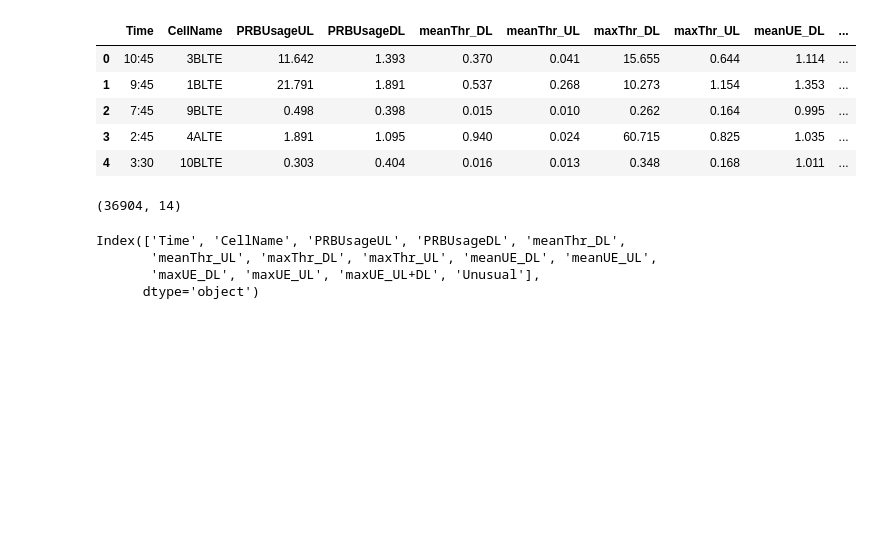
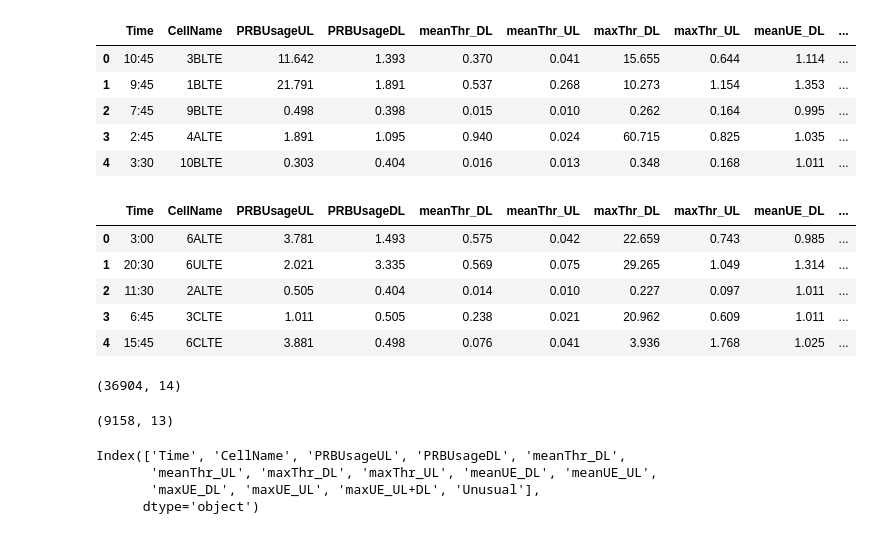
Before and after one commit to vengie/AML-3104--Neural-Networks-and-Deep-Learning, a Jupyter notebook: Anomaly_Detection_in_Cellular_network.ipynb, the cells around one changed output. Drawn from its saved outputs; the diff is of its cells as text; code cells hidden in the pictures; blank space fills up the shorter version.

```diff
--- a/Anomaly_Detection_in_Cellular_network.ipynb
+++ b/Anomaly_Detection_in_Cellular_network.ipynb
@@ -57,13 +57,24 @@ df_train.head()
 | 3 | 2:45 | 4ALTE | 1.891 | 1.095 | 0.940 | 0.024 | 60.715 | 0.825 | 1.035 | ... |
 | 4 | 3:30 | 10BLTE | 0.303 | 0.404 | 0.016 | 0.013 | 0.348 | 0.168 | 1.011 | ... |
 # %%
-# cellular_data_test = '/content/sample_data/ML-MATT-CompetitionQT1920_test.csv'
-# df_test = pd.read_csv (cellular_data_test,encoding='latin-1')
-# df_test.head()
+csv_test_url='https://raw.githubusercontent.com/vengie/AML-3104--Neural-Networks-and-Deep-Learning/main/ML-MATT-CompetitionQT1920_test.csv'
+df_test = pd.read_csv(csv_test_url, encoding='latin-1')
+df_test.head()
+# %% [output]
+|  | Time | CellName | PRBUsageUL | PRBUsageDL | meanThr_DL | meanThr_UL | maxThr_DL | maxThr_UL | meanUE_DL | ... |
+| 0 | 3:00 | 6ALTE | 3.781 | 1.493 | 0.575 | 0.042 | 22.659 | 0.743 | 0.985 | ... |
+| 1 | 20:30 | 6ULTE | 2.021 | 3.335 | 0.569 | 0.075 | 29.265 | 1.049 | 1.314 | ... |
+| 2 | 11:30 | 2ALTE | 0.505 | 0.404 | 0.014 | 0.010 | 0.227 | 0.097 | 1.011 | ... |
+| 3 | 6:45 | 3CLTE | 1.011 | 0.505 | 0.238 | 0.021 | 20.962 | 0.609 | 1.011 | ... |
+| 4 | 15:45 | 6CLTE | 3.881 | 0.498 | 0.076 | 0.041 | 3.936 | 1.768 | 1.025 | ... |
 # %%
 df_train.shape
 # %% [output]
 (36904, 14)
+# %%
+df_test.shape
+# %% [output]
+(9158, 13)
 # %%
 df_train.columns
 # %% [output]
```
Also changed, not shown: parts of 2 cells of this notebook.
